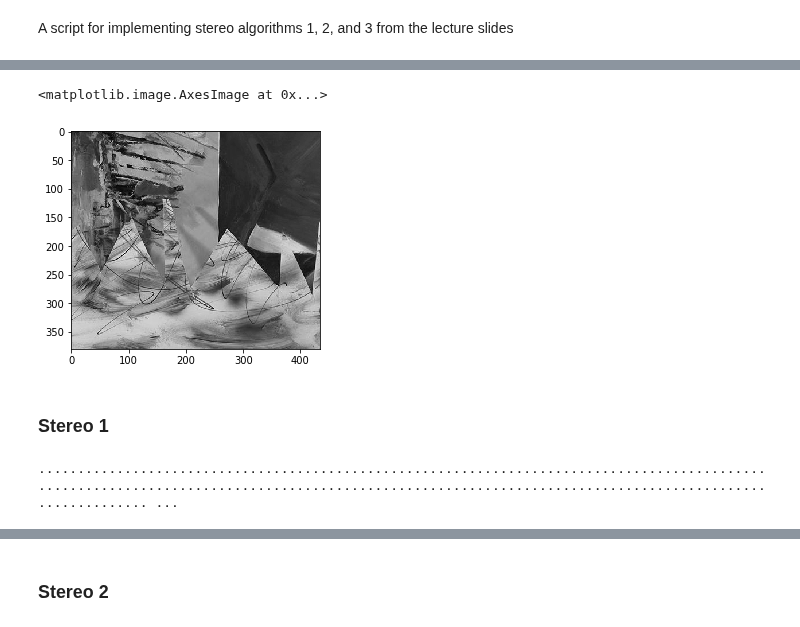
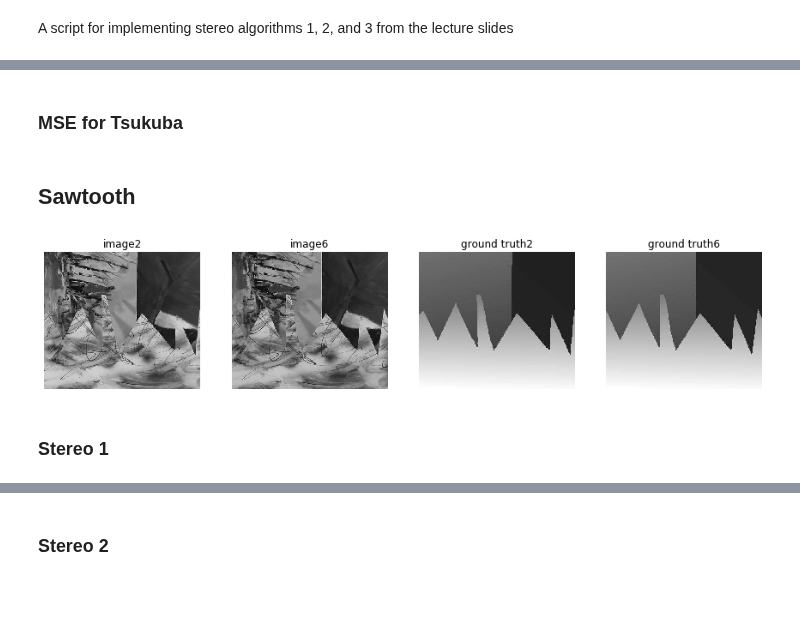
Before and after one commit to happyhyowon/assignment, a Jupyter notebook: vision/assignment4/stereo123.ipynb, the cells around one changed output, grey strips where cells are left out. Saved outputs shown, nothing was run; the diff lists cells and outputs as text; code cells hidden in the pictures; blank space fills up the shorter version.

```diff
--- a/vision/assignment4/stereo123.ipynb
+++ b/vision/assignment4/stereo123.ipynb
@@ -207,5 +199,2 @@ img2 = rgb2gray(plt.imread(f2)).astype(np.uint8)
-# %%
-plt.imshow(img1, cmap='gray')
-# %% [output]
-<matplotlib.image.AxesImage at 0x...>
-[figure, removed]
+# %% [markdown]
+### MSE for Tsukuba
@@ -212,8 +226,30 @@ plt.imshow(img1, cmap='gray')
+# %% [markdown]
+## Sawtooth
+# %%
+sawtooth2 = "sawtooth/im2.jpg"
+sawtooth6 = "sawtooth/im6.jpg"
+
+sawtooth2GT = 'sawtooth/disp2.jpg'
+sawtooth6GT = 'sawtooth/disp6.jpg'
+
+# load img2, img6
+img2 = rgb2gray(plt.imread(sawtooth2)).astype(np.uint8)
+img6 = rgb2gray(plt.imread(sawtooth6)).astype(np.uint8)
+
+# load ground truth
+gt2 = plt.imread(sawtooth2GT).astype(np.uint8)
+gt6 = plt.imread(sawtooth6GT).astype(np.uint8)
+
+imgs = [img2, img6, gt2, gt6]
+titles = ['image2', 'image6', 'ground truth2', 'ground truth6']
+
+# plot images
+f, axes = plt.subplots(1, 4, figsize=(15, 3))
+for idx, img in enumerate(imgs):
+    axes[idx].imshow(img, cmap='gray')
+    axes[idx].axis('off')
+    axes[idx].set_title(titles[idx])
+# %% [output]
+[figure, added]
 # %% [markdown]
 ### Stereo 1
-# %%
-dispRange = 15
-
-dispMap = stereo1(img1, img2, dispRange)
-# %% [output]
-........................................................................................................................................................................................................ ...
```
Also changed, not shown: parts of 35 cells of this notebook.
